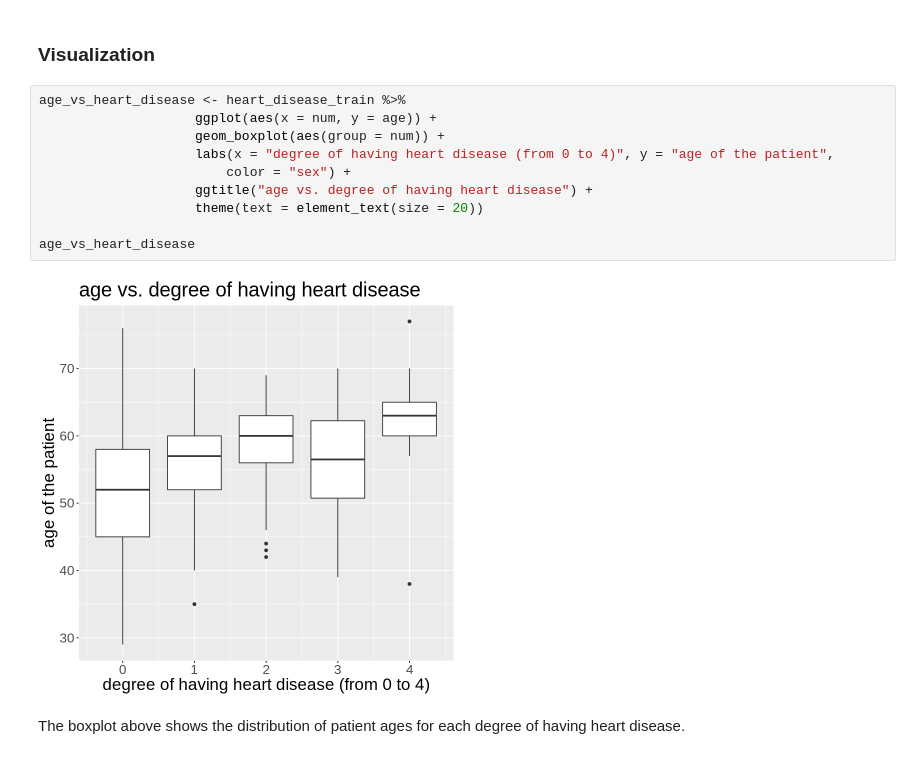
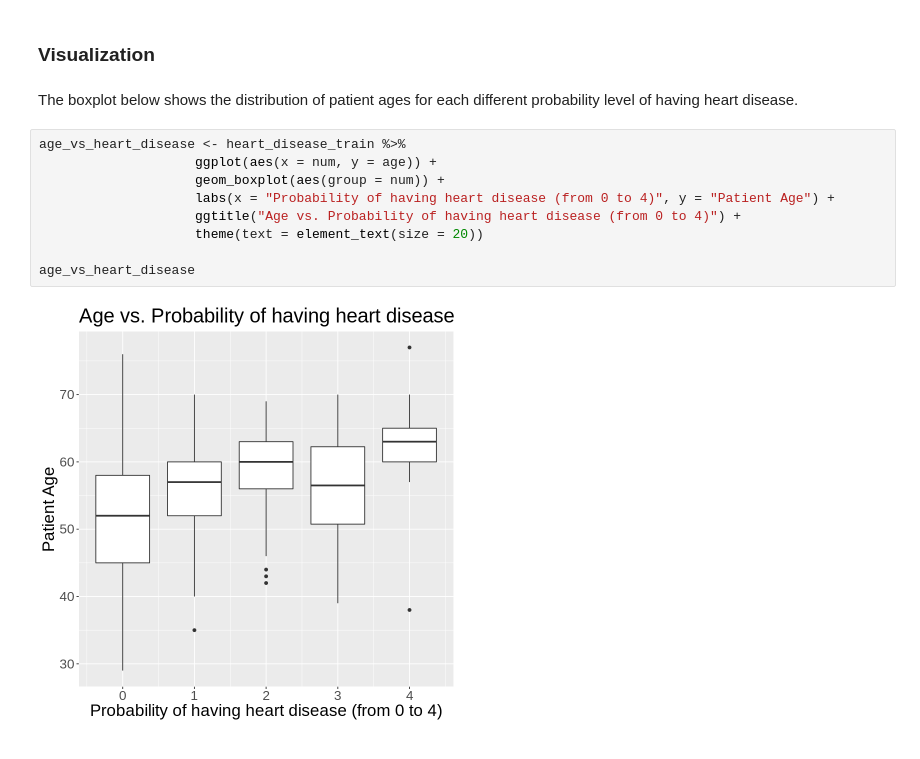
Before and after one commit to oliviahe0111/Heart-Disease-Data, a Jupyter notebook: heart_disease_data.ipynb, the cells around one changed output. Cells and saved outputs as stored; diff of their text form.

```diff
--- a/heart_disease_data.ipynb
+++ b/heart_disease_data.ipynb
@@ -115,16 +94,15 @@ A tibble: 10 × 7
 # %% [markdown]
 ### Visualization
+# %% [markdown]
+The boxplot below shows the distribution of patient ages for each different probability level of having heart disease.
 # %%
 age_vs_heart_disease <- heart_disease_train %>%
                     ggplot(aes(x = num, y = age)) +
                     geom_boxplot(aes(group = num)) +
-                    labs(x = "degree of having heart disease (from 0 to 4)", y = "age of the patient",
-                        color = "sex") +
-                    ggtitle("age vs. degree of having heart disease") +
+                    labs(x = "Probability of having heart disease (from 0 to 4)", y = "Patient Age") +
+                    ggtitle("Age vs. Probability of having heart disease (from 0 to 4)") +
                     theme(text = element_text(size = 20))
 
 age_vs_heart_disease
 # %% [output]
-[figure, old version]
+[figure, new version]
-# %% [markdown]
-The boxplot above shows the distribution of patient ages for each degree of having heart disease.
```
Also changed, not shown: parts of 11 cells of this notebook.
